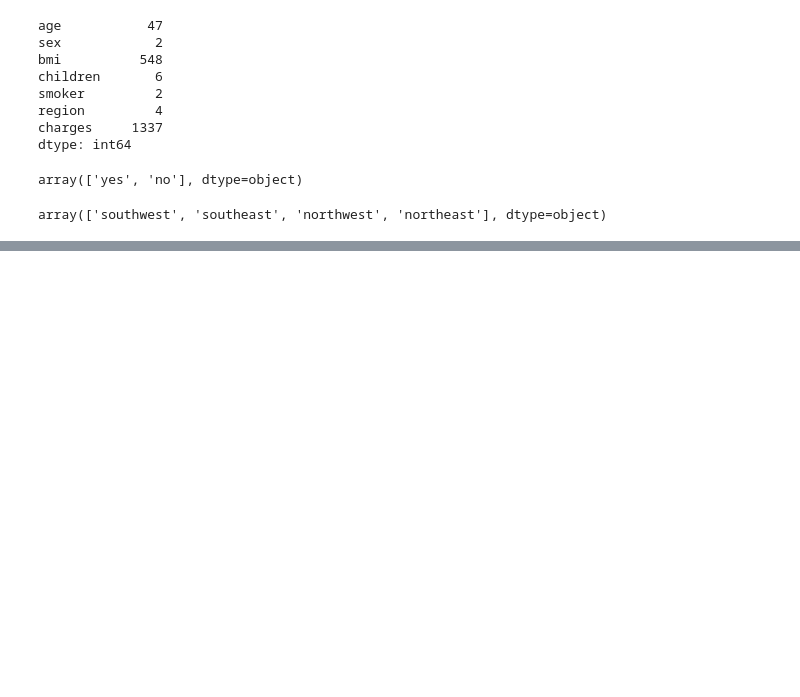
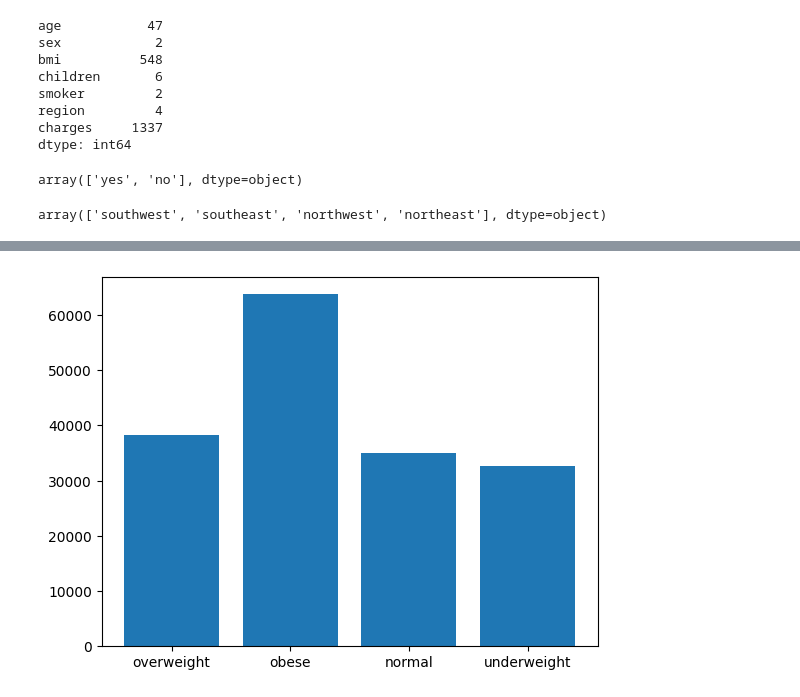
Before and after one commit to Rithish5513U/Insure-IQ, a Jupyter notebook: notebook/research.ipynb, the cells around one changed output, grey strips where cells are left out. Cells and saved outputs as stored; diff of their text form; code cells hidden in the pictures; blank space fills up the shorter version.

```diff
--- a/notebook/research.ipynb
+++ b/notebook/research.ipynb
@@ -89,0 +173,5 @@ array(['southwest', 'southeast', 'northwest', 'northeast'], dtype=object)
+# %%
+plt.bar(df['bmi_range'], df['charges'])
+plt.show()
+# %% [output]
+[figure, added]
```
Also changed, not shown: parts of 13 cells of this notebook, 14 other files.
